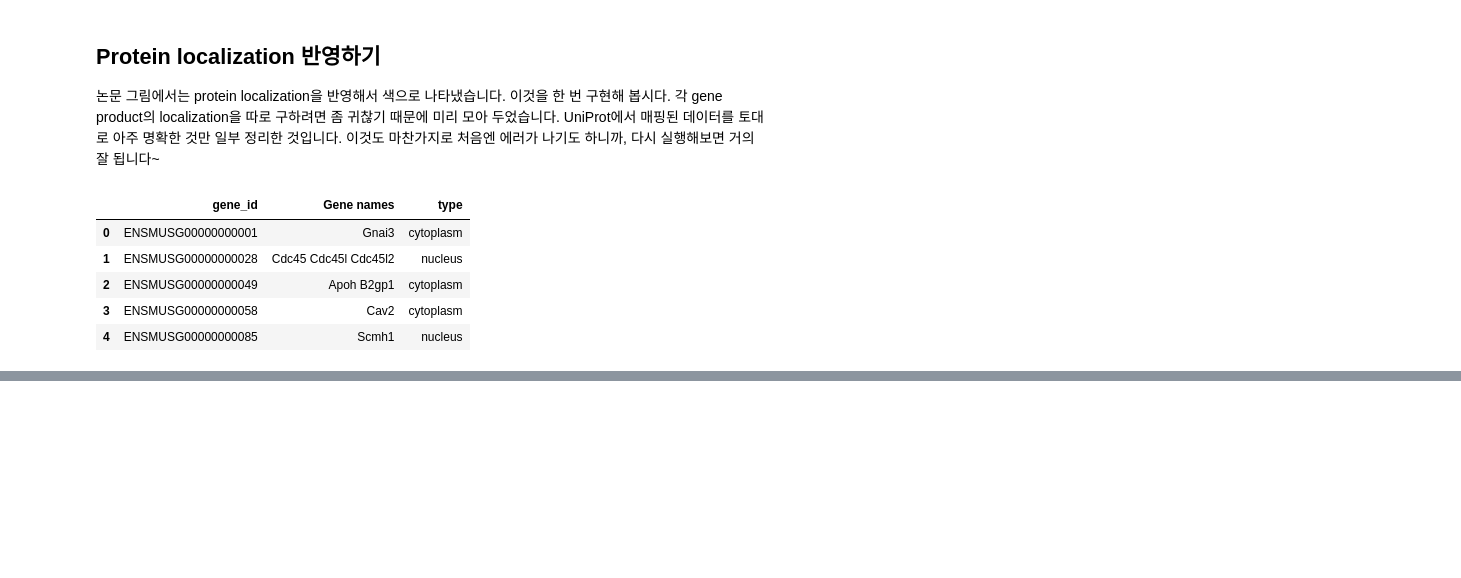
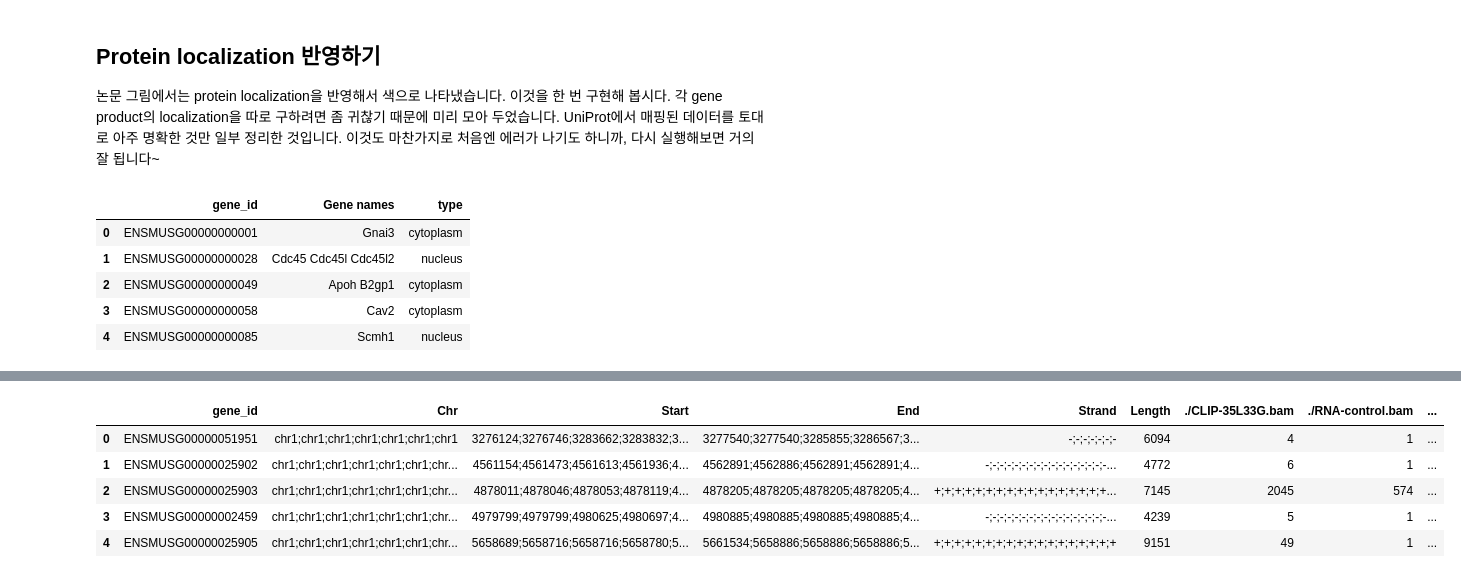
Before and after one commit to LunaJang/2022_bioinfo, a Jupyter notebook: CoLab_TermProj_2022_1.ipynb, the cells around one changed output, grey strips where cells are left out. Cells and saved outputs as stored; diff of their text form; code cells hidden in the pictures; blank space fills up the shorter version.

```diff
--- a/CoLab_TermProj_2022_1.ipynb
+++ b/CoLab_TermProj_2022_1.ipynb
@@ -299,0 +320,15 @@ ValueError: ignored
+# %%
+# Merge both df on gene_id
+merged_df = pd.merge(cnts, mouselocal, on='gene_id')
+
+merged_df['clip_enrichment'] = merged_df['./CLIP-35L33G.bam'] / merged_df['./RNA-control.bam']
+merged_df['rden_change'] = (merged_df['./RPF-siLin28a.bam'] / merged_df['./RNA-siLin28a.bam']) / (merged_df['./RPF-siLuc.bam'] / merged_df['./RNA-siLuc.bam'])
+
+merged_df.head()
+# %% [output]
+|  | gene_id | Chr | Start | End | Strand | Length | ./CLIP-35L33G.bam | ./RNA-control.bam | ... |
+| 0 | ENSMUSG00000051951 | chr1;chr1;chr1;chr1;chr1;chr1;chr1 | 3276124;3276746;3283662;3283832;3... | 3277540;3277540;3285855;3286567;3... | -;-;-;-;-;-;- | 6094 | 4 | 1 | ... |
+| 1 | ENSMUSG00000025902 | chr1;chr1;chr1;chr1;chr1;chr1;chr... | 4561154;4561473;4561613;4561936;4... | 4562891;4562886;4562891;4562891;4... | -;-;-;-;-;-;-;-;-;-;-;-;-;-;-;-;-... | 4772 | 6 | 1 | ... |
+| 2 | ENSMUSG00000025903 | chr1;chr1;chr1;chr1;chr1;chr1;chr... | 4878011;4878046;4878053;4878119;4... | 4878205;4878205;4878205;4878205;4... | +;+;+;+;+;+;+;+;+;+;+;+;+;+;+;+;+... | 7145 | 2045 | 574 | ... |
+| 3 | ENSMUSG00000002459 | chr1;chr1;chr1;chr1;chr1;chr1;chr... | 4979799;4979799;4980625;4980697;4... | 4980885;4980885;4980885;4980885;4... | -;-;-;-;-;-;-;-;-;-;-;-;-;-;-;-;-... | 4239 | 5 | 1 | ... |
+| 4 | ENSMUSG00000025905 | chr1;chr1;chr1;chr1;chr1;chr1;chr... | 5658689;5658716;5658716;5658780;5... | 5661534;5658886;5658886;5658886;5... | +;+;+;+;+;+;+;+;+;+;+;+;+;+;+;+;+;+ | 9151 | 49 | 1 | ... |
```
Also changed, not shown: parts of 12 cells of this notebook, 3 other files.
